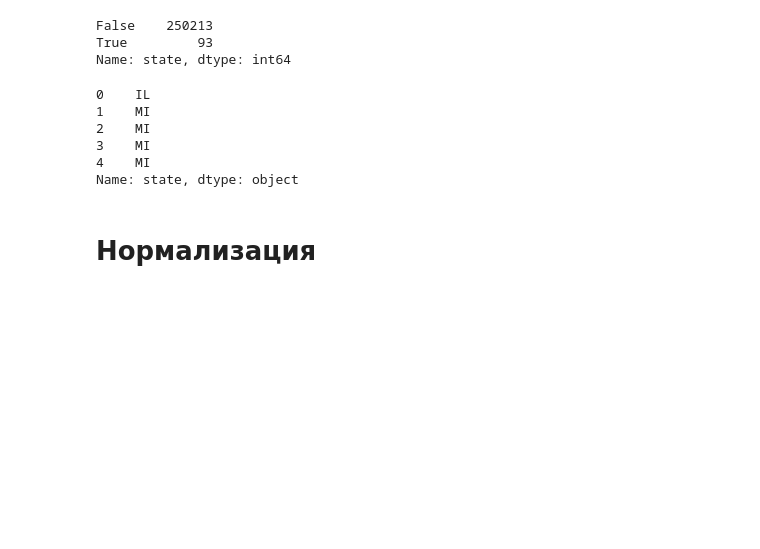
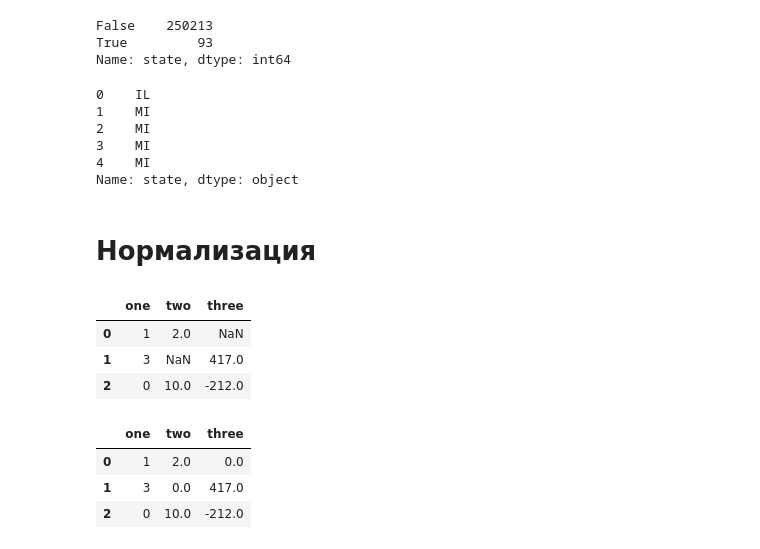
Before and after one commit to L1chik/SkillFactory, a Jupyter notebook: module_3/ML-2.ipynb, the cells around one changed output. Saved outputs shown, nothing was run; the diff lists cells and outputs as text; code cells hidden in the pictures; blank space fills up the shorter version.

```diff
--- a/module_3/ML-2.ipynb
+++ b/module_3/ML-2.ipynb
@@ -111,6 +111,23 @@ Name: state, dtype: object
 data = data.dropna(axis=0)
 # %% [markdown]
 # Нормализация
+# %%
+test_data = pd.DataFrame([[1, 2, np.nan], [3, np.nan, 417],
+                          [0, 10, -212]], columns=['one', 'two', 'three'])
+test_data
+# %% [output]
+|  | one | two | three |
+| 0 | 1 | 2.0 | NaN |
+| 1 | 3 | NaN | 417.0 |
+| 2 | 0 | 10.0 | -212.0 |
+# %%
+test_data = test_data.fillna(0)
+test_data
+# %% [output]
+|  | one | two | three |
+| 0 | 1 | 2.0 | 0.0 |
+| 1 | 3 | 0.0 | 417.0 |
+| 2 | 0 | 10.0 | -212.0 |
 # %%
 scaler = MinMaxScaler()
 scaler.fit_transform(test_data)
```
Also changed, not shown: parts of 8 cells of this notebook, 1 other file.
